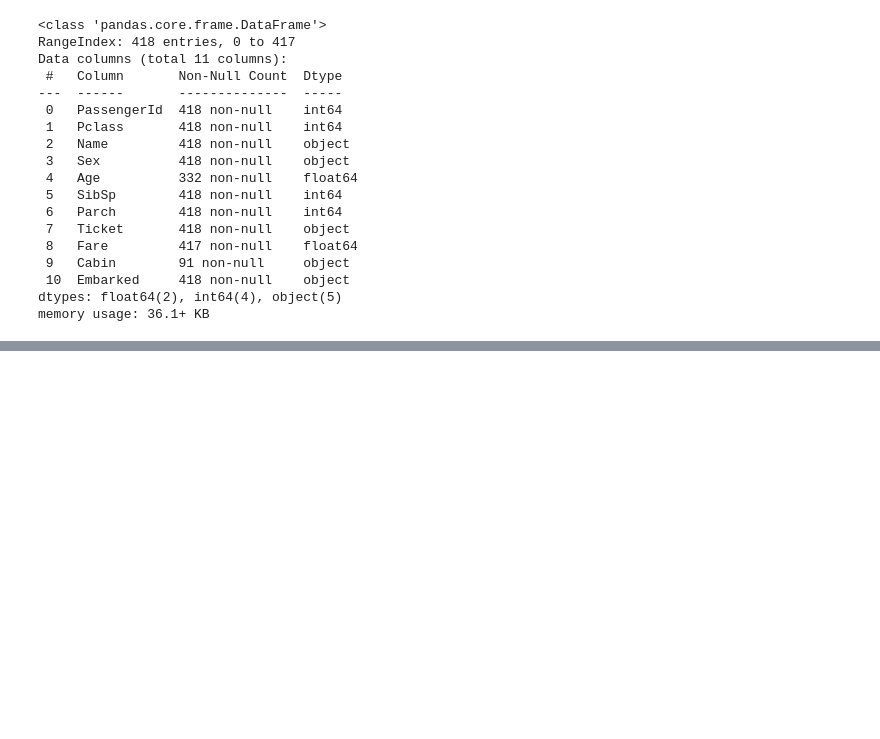
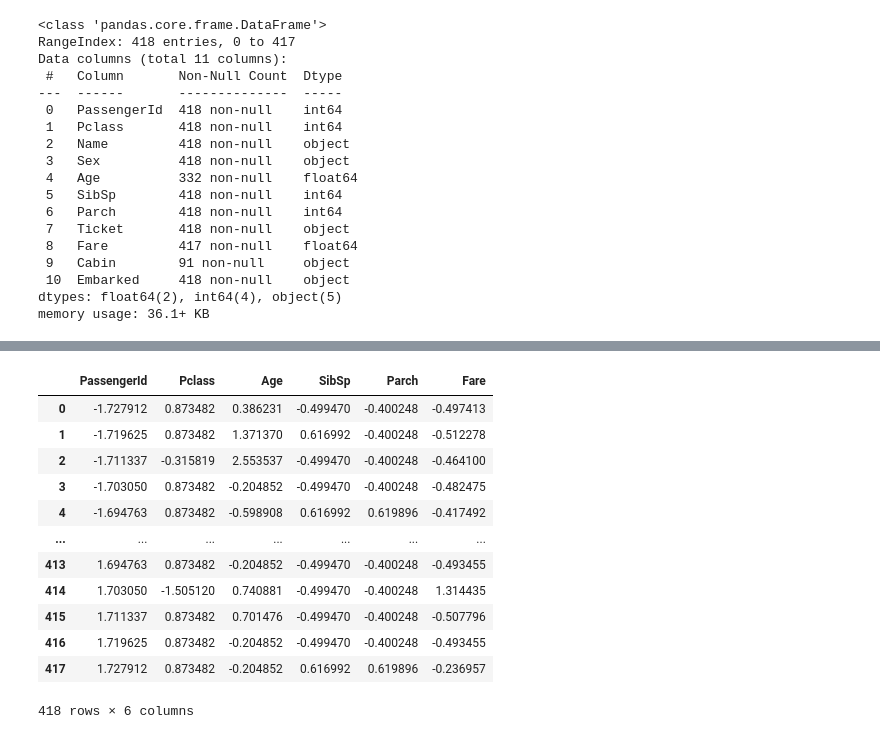
Before and after one commit to Rishabhpm23/TitanicSurvivalPredictor, a Jupyter notebook: titanic_survival_predictor.ipynb, the cells around one changed output, grey strips where cells are left out. Cells and saved outputs as stored; diff of their text form; code cells hidden in the pictures; blank space fills up the shorter version.

```diff
--- a/titanic_survival_predictor.ipynb
+++ b/titanic_survival_predictor.ipynb
@@ -403,3 +403,6 @@ Data columns (total 11 columns):
  10  Embarked     418 non-null    object
 dtypes: float64(2), int64(4), object(5)
 memory usage: 36.1+ KB
+# %%
+test = test.drop('Name', axis=1)
+test.info()
@@ -405,0 +427,7 @@ memory usage: 36.1+ KB
+# %%
+test_numeric = test.drop(columns=['Sex', 'Ticket', 'Cabin', 'Embarked'], axis=1)
+
+A = imputer_num.fit_transform(test_numeric)
+# %%
+test_numeric_tr = pd.DataFrame(A, columns=test_numeric.columns)
+test_numeric_tr.info()
@@ -405,0 +450,17 @@ memory usage: 36.1+ KB
+# %%
+test_numeric_scaled = pd.DataFrame(test_scaled, columns=test_numeric_tr.columns)
+test_numeric_scaled
+# %% [output]
+|  | PassengerId | Pclass | Age | SibSp | Parch | Fare |
+| 0 | -1.727912 | 0.873482 | 0.386231 | -0.499470 | -0.400248 | -0.497413 |
+| 1 | -1.719625 | 0.873482 | 1.371370 | 0.616992 | -0.400248 | -0.512278 |
+| 2 | -1.711337 | -0.315819 | 2.553537 | -0.499470 | -0.400248 | -0.464100 |
+| 3 | -1.703050 | 0.873482 | -0.204852 | -0.499470 | -0.400248 | -0.482475 |
+| 4 | -1.694763 | 0.873482 | -0.598908 | 0.616992 | 0.619896 | -0.417492 |
+| ... | ... | ... | ... | ... | ... | ... |
+| 413 | 1.694763 | 0.873482 | -0.204852 | -0.499470 | -0.400248 | -0.493455 |
+| 414 | 1.703050 | -1.505120 | 0.740881 | -0.499470 | -0.400248 | 1.314435 |
+| 415 | 1.711337 | 0.873482 | 0.701476 | -0.499470 | -0.400248 | -0.507796 |
+| 416 | 1.719625 | 0.873482 | -0.204852 | -0.499470 | -0.400248 | -0.493455 |
+| 417 | 1.727912 | 0.873482 | -0.204852 | 0.616992 | 0.619896 | -0.236957 |
+418 rows × 6 columns
```
Also changed, not shown: parts of 11 cells of this notebook, 1 other file.
